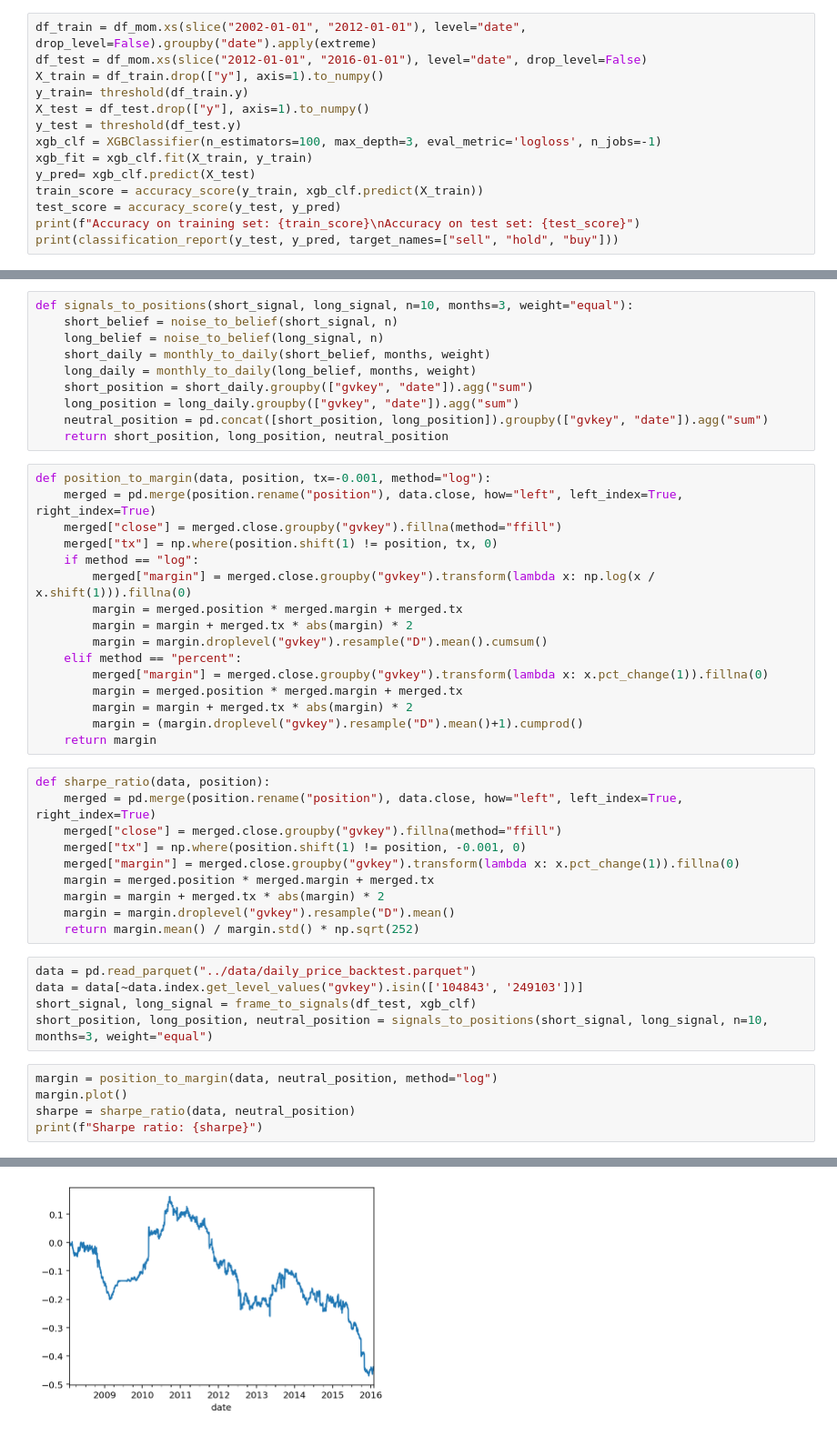
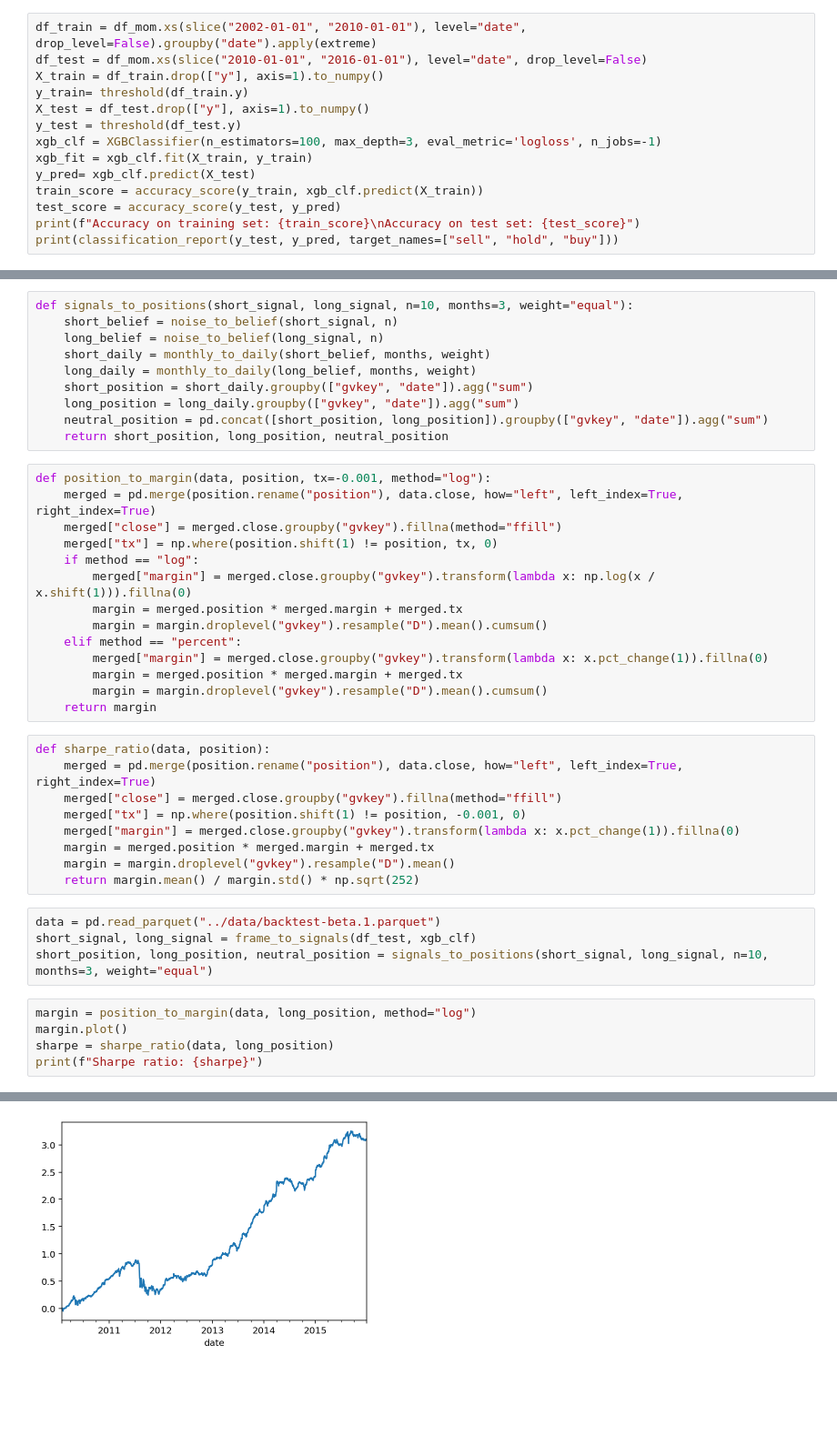
Before and after one commit to iewaij/tseu, a Jupyter notebook: notebooks/fundamental_backtest_mooom.ipynb, the cells around one changed output, grey strips where cells are left out. Shown: that part at 91% size. Saved outputs shown, nothing was run; the diff lists cells and outputs as text; blank space fills up the shorter version.

Commit message:
Update backtest

```diff
--- a/notebooks/fundamental_backtest_mooom.ipynb
+++ b/notebooks/fundamental_backtest_mooom.ipynb
@@ -206,8 +200,8 @@ data.plot(kind='barh')
 # %% [markdown]
 ## Portfolio Return
 # %%
-df_train = df_mom.xs(slice("2002-01-01", "2012-01-01"), level="date", drop_level=False).groupby("date").apply(extreme)
-df_test = df_mom.xs(slice("2012-01-01", "2016-01-01"), level="date", drop_level=False)
+df_train = df_mom.xs(slice("2002-01-01", "2010-01-01"), level="date", drop_level=False).groupby("date").apply(extreme)
+df_test = df_mom.xs(slice("2010-01-01", "2016-01-01"), level="date", drop_level=False)
 X_train = df_train.drop(["y"], axis=1).to_numpy()
 y_train= threshold(df_train.y)
 X_test = df_test.drop(["y"], axis=1).to_numpy()
@@ -276,13 +270,11 @@ def position_to_margin(data, position, tx=-0.001, method="log"):
     if method == "log":
         merged["margin"] = merged.close.groupby("gvkey").transform(lambda x: np.log(x / x.shift(1))).fillna(0)
         margin = merged.position * merged.margin + merged.tx
-        margin = margin + merged.tx * abs(margin) * 2
         margin = margin.droplevel("gvkey").resample("D").mean().cumsum()
     elif method == "percent":
         merged["margin"] = merged.close.groupby("gvkey").transform(lambda x: x.pct_change(1)).fillna(0)
         margin = merged.position * merged.margin + merged.tx
-        margin = margin + merged.tx * abs(margin) * 2
-        margin = (margin.droplevel("gvkey").resample("D").mean()+1).cumprod()
+        margin = margin.droplevel("gvkey").resample("D").mean().cumsum()
     return margin
 # %%
 def sharpe_ratio(data, position):
@@ -291,17 +283,15 @@ def sharpe_ratio(data, position):
     merged["tx"] = np.where(position.shift(1) != position, -0.001, 0)
     merged["margin"] = merged.close.groupby("gvkey").transform(lambda x: x.pct_change(1)).fillna(0)
     margin = merged.position * merged.margin + merged.tx
-    margin = margin + merged.tx * abs(margin) * 2
     margin = margin.droplevel("gvkey").resample("D").mean()
     return margin.mean() / margin.std() * np.sqrt(252)
 # %%
-data = pd.read_parquet("../data/daily_price_backtest.parquet")
-data = data[~data.index.get_level_values("gvkey").isin(['104843', '249103'])]
+data = pd.read_parquet("../data/backtest-beta.1.parquet")
 short_signal, long_signal = frame_to_signals(df_test, xgb_clf)
 short_position, long_position, neutral_position = signals_to_positions(short_signal, long_signal, n=10, months=3, weight="equal")
 # %%
-margin = position_to_margin(data, neutral_position, method="log")
+margin = position_to_margin(data, long_position, method="log")
 margin.plot()
-sharpe = sharpe_ratio(data, neutral_position)
+sharpe = sharpe_ratio(data, long_position)
 print(f"Sharpe ratio: {sharpe}")
 # %% [output]
@@ -309 +299 @@ Sharpe ratio: -0.0392918644873215
-[figure, old version]
+[figure, new version]
```
Also changed, not shown: parts of 11 cells of this notebook.
